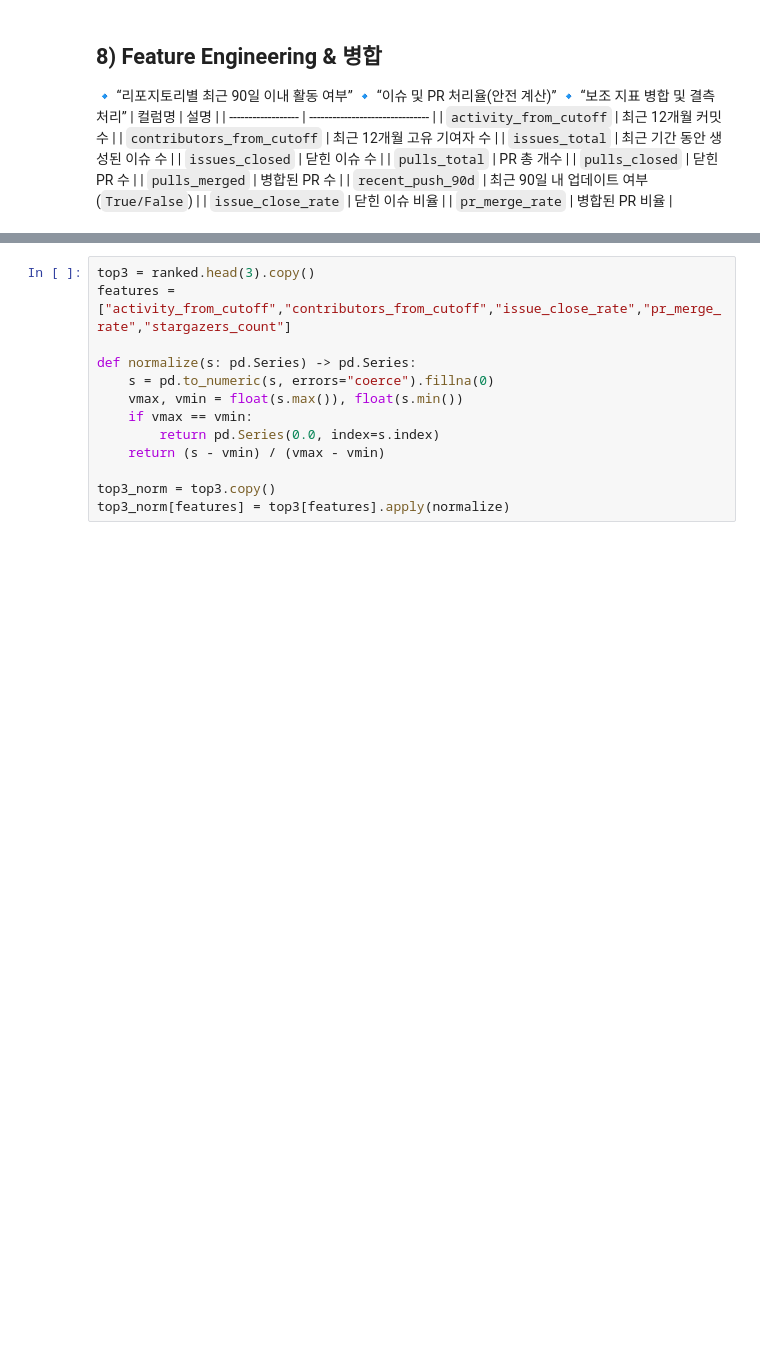
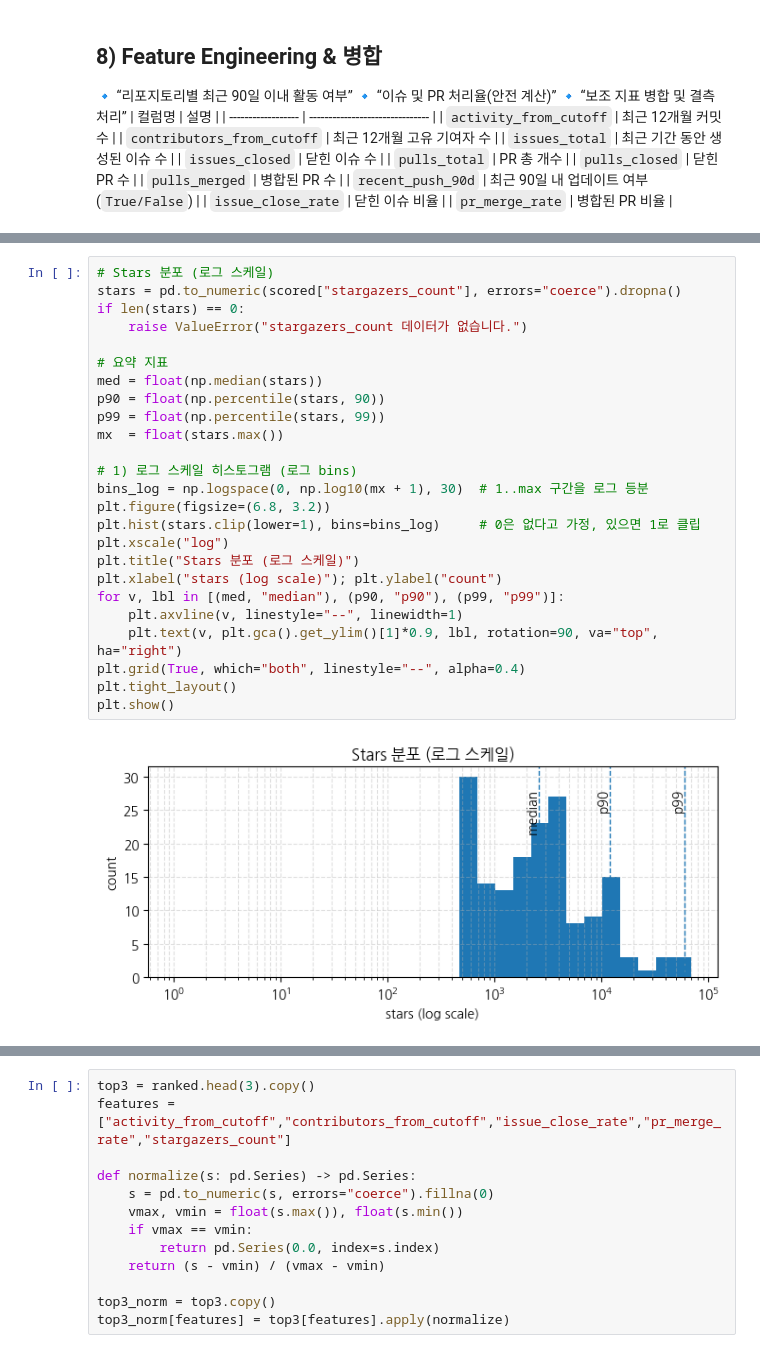
Before and after one commit to addinedu-ros-11th/eda-repo-3, a Jupyter notebook: Trendbot_Online_Notebook_Final_ROBOT.ipynb, the cells around one changed output, grey strips where cells are left out. Saved outputs shown, nothing was run; the diff lists cells and outputs as text; blank space fills up the shorter version.

```diff
--- a/Trendbot_Online_Notebook_Final_ROBOT.ipynb
+++ b/Trendbot_Online_Notebook_Final_ROBOT.ipynb
@@ -962,0 +1184,27 @@ display(ranked.head(10)[["full_name","language","stargazers_count","activity_fro
+# %%
+# Stars 분포 (로그 스케일)
+stars = pd.to_numeric(scored["stargazers_count"], errors="coerce").dropna()
+if len(stars) == 0:
+    raise ValueError("stargazers_count 데이터가 없습니다.")
+
+# 요약 지표
+med = float(np.median(stars))
+p90 = float(np.percentile(stars, 90))
+p99 = float(np.percentile(stars, 99))
+mx  = float(stars.max())
+
+# 1) 로그 스케일 히스토그램 (로그 bins)
+bins_log = np.logspace(0, np.log10(mx + 1), 30)  # 1..max 구간을 로그 등분
+plt.figure(figsize=(6.8, 3.2))
+plt.hist(stars.clip(lower=1), bins=bins_log)     # 0은 없다고 가정, 있으면 1로 클립
+plt.xscale("log")
+plt.title("Stars 분포 (로그 스케일)")
+plt.xlabel("stars (log scale)"); plt.ylabel("count")
+for v, lbl in [(med, "median"), (p90, "p90"), (p99, "p99")]:
+    plt.axvline(v, linestyle="--", linewidth=1)
+    plt.text(v, plt.gca().get_ylim()[1]*0.9, lbl, rotation=90, va="top", ha="right")
+plt.grid(True, which="both", linestyle="--", alpha=0.4)
+plt.tight_layout()
+plt.show()
+# %% [output]
+[figure, added]
```
Also changed, not shown: parts of 38 cells of this notebook.
